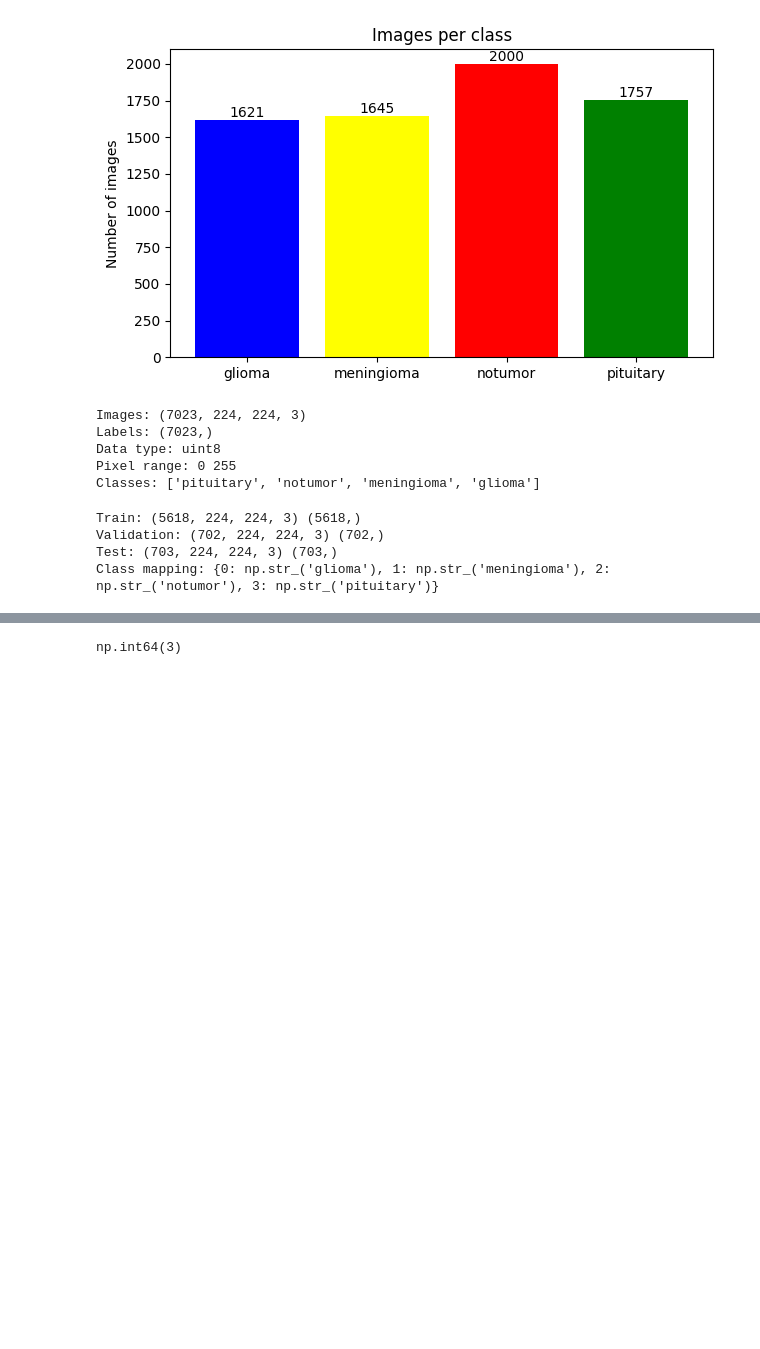
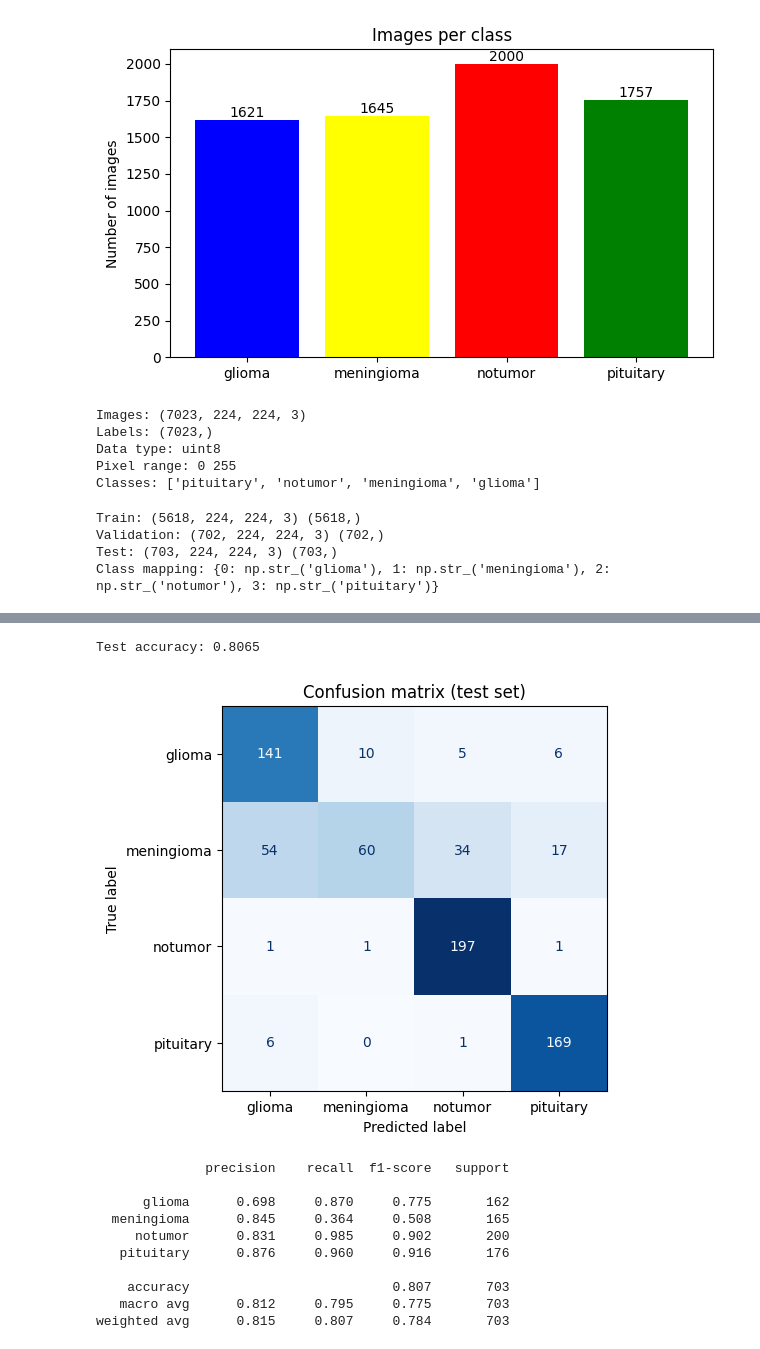
Before and after one commit to ikara-py/NeuroVision, a Jupyter notebook: notebooks/cnn_classification.ipynb, the cells around one changed output, grey strips where cells are left out. Drawn from its saved outputs; the diff is of its cells as text; code cells hidden in the pictures; blank space fills up the shorter version.

Commit message:
feat: add test set evaluation (confusion matrix, classification report) and model saving

```diff
--- a/notebooks/cnn_classification.ipynb
+++ b/notebooks/cnn_classification.ipynb
@@ -217,6 +214,30 @@ print("Actual class:", np.argmax(y_test[0]))
 Predicted class: 3
 Actual class: 0
-# %%
-y_val[4]
-# %% [output]
-np.int64(3)
+# %%
+y_prob = my_model.predict(X_test, verbose=0)
+y_pred = np.argmax(y_prob, axis=1)
+class_names = list(le.classes_)
+
+print(f"Test accuracy: {accuracy_score(y_test, y_pred):.4f}")
+# %% [output]
+Test accuracy: 0.8065
+# %%
+cm = confusion_matrix(y_test, y_pred)
+fig, ax = plt.subplots(figsize=(6, 5))
+ConfusionMatrixDisplay(cm, display_labels=class_names).plot(ax=ax, cmap="Blues", colorbar=False)
+plt.title("Confusion matrix (test set)")
+plt.show()
+
+print(classification_report(y_test, y_pred, target_names=class_names, digits=3))
+# %% [output]
+[figure, added]
+              precision    recall  f1-score   support
+
+      glioma      0.698     0.870     0.775       162
+  meningioma      0.845     0.364     0.508       165
+     notumor      0.831     0.985     0.902       200
+   pituitary      0.876     0.960     0.916       176
+
+    accuracy                          0.807       703
+   macro avg      0.812     0.795     0.775       703
+weighted avg      0.815     0.807     0.784       703
```
Also changed, not shown: parts of 5 cells of this notebook.
